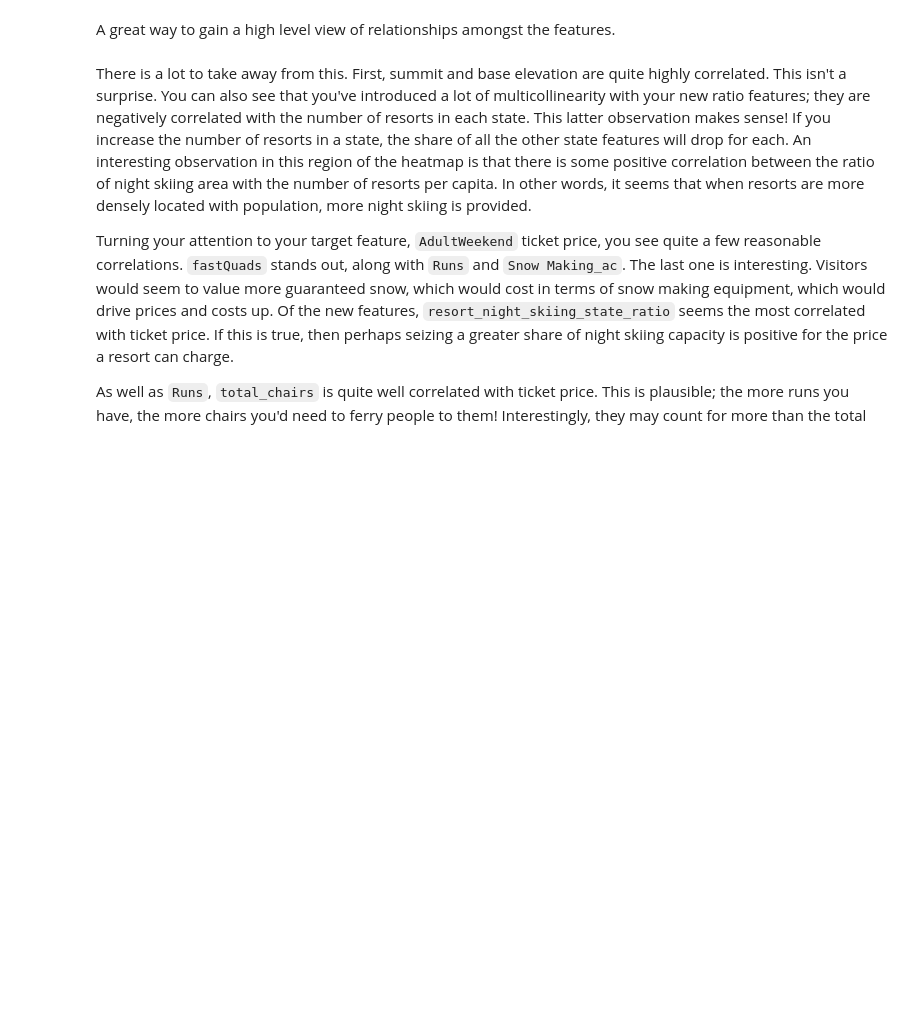
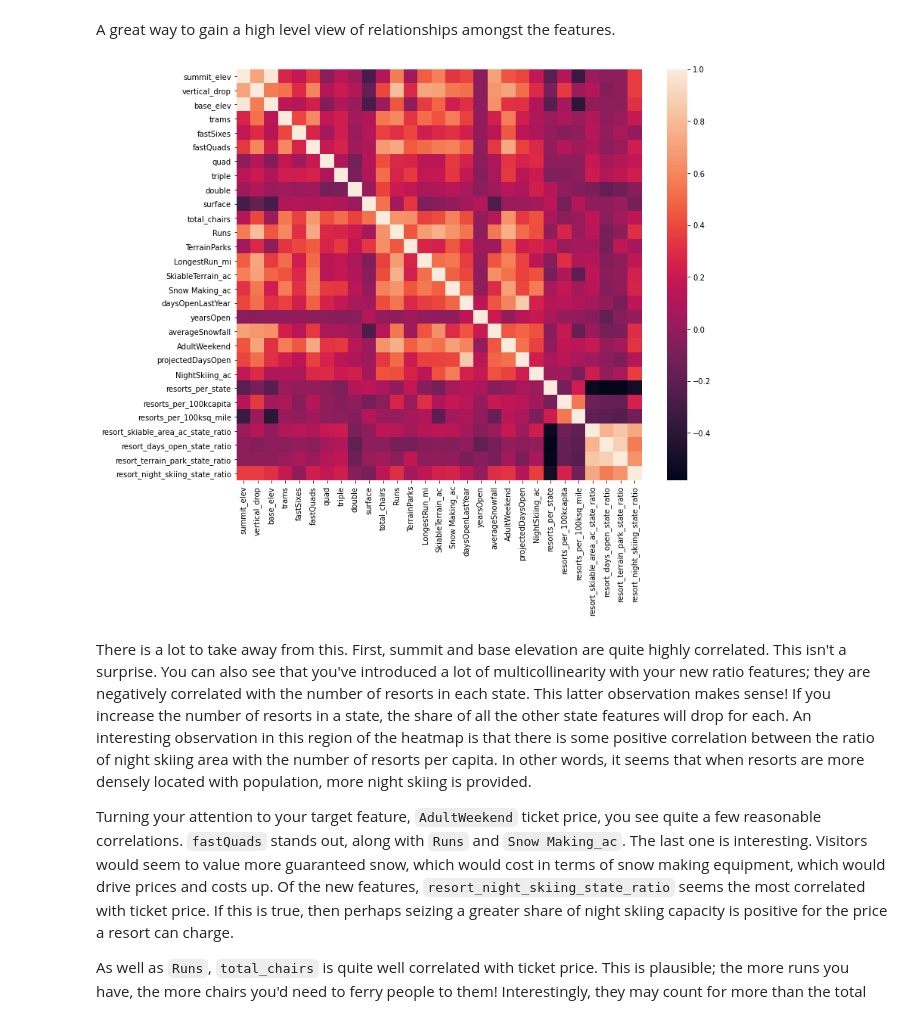
Before and after one commit to darneson1989/DataScienceGuidedCapstone, a Jupyter notebook: 03_exploratory_data_analysis-Copy1.ipynb, the cells around one changed output. Cells and saved outputs as stored; diff of their text form; code cells hidden in the pictures; blank space fills up the shorter version.

```diff
--- a/03_exploratory_data_analysis-Copy1.ipynb
+++ b/03_exploratory_data_analysis-Copy1.ipynb
@@ -671,11 +744,11 @@ Once you've derived these features to put each resort within the context of its
 # %%
 ski_data['resort_skiable_area_ac_state_ratio'] = ski_data.SkiableTerrain_ac / ski_data.state_total_skiable_area_ac
 ski_data['resort_days_open_state_ratio'] = ski_data.daysOpenLastYear / ski_data.state_total_days_open
-ski_data['resort_terrain_park_state_ratio'] = ski_data.TerrainParks / ski_data.state_total_terrain_parks
+ski_data['resort_terrain_park_state_ratio'] = ski_data.TerrainParks / ski_data.state_total_terrian_parjs
 ski_data['resort_night_skiing_state_ratio'] = ski_data.NightSkiing_ac / ski_data.state_total_nightskiing_ac
 
 ski_data.drop(columns=['state_total_skiable_area_ac', 'state_total_days_open',
-                       'state_total_terrain_parks', 'state_total_nightskiing_ac'], inplace=True)
+                       'state_total_terrian_parjs', 'state_total_nightskiing_ac'], inplace=True)
 # %% [markdown]
 #### 3.5.5.2 Feature correlation heatmap<a id='3.5.5.2_Feature_correlation_heatmap'></a>
 # %% [markdown]
@@ -683,9 +756,11 @@ A great way to gain a high level view of relationships amongst the features.
 # %%
 #Code task 12#
 #Show a seaborn heatmap of correlations in ski_data
 #Hint: call pandas' `corr()` method on `ski_data` and pass that into `sns.heatmap`
 plt.subplots(figsize=(12,10))
-sns.___(ski_data.___);
+sns.heatmap(ski_data.corr());
+# %% [output]
+[figure, added]
 # %% [markdown]
 There is a lot to take away from this. First, summit and base elevation are quite highly correlated. This isn't a surprise. You can also see that you've introduced a lot of multicollinearity with your new ratio features; they are negatively correlated with the number of resorts in each state. This latter observation makes sense! If you increase the number of resorts in a state, the share of all the other state features will drop for each. An interesting observation in this region of the heatmap is that there is some positive correlation between the ratio of night skiing area with the number of resorts per capita. In other words, it seems that when resorts are more densely located with population, more night skiing is provided.
 
```
Also changed, not shown: parts of 15 cells of this notebook.
